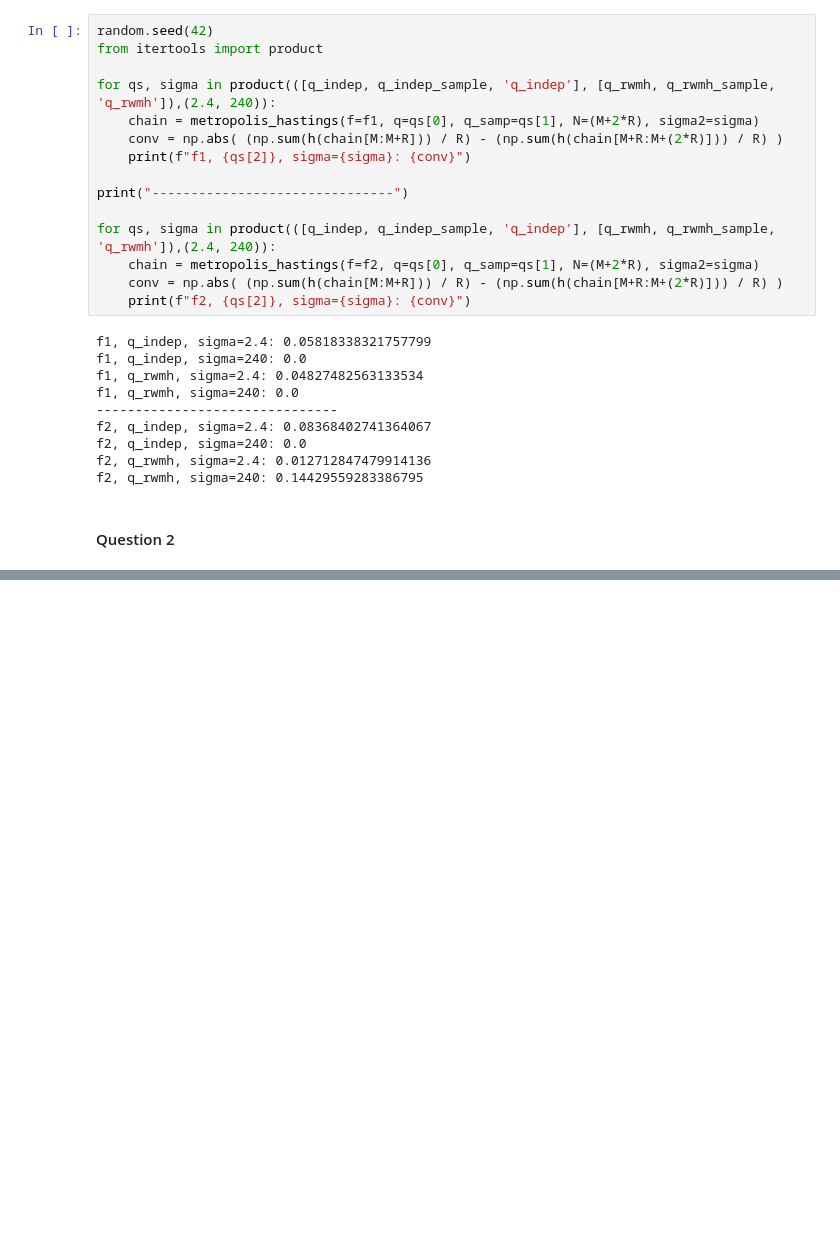
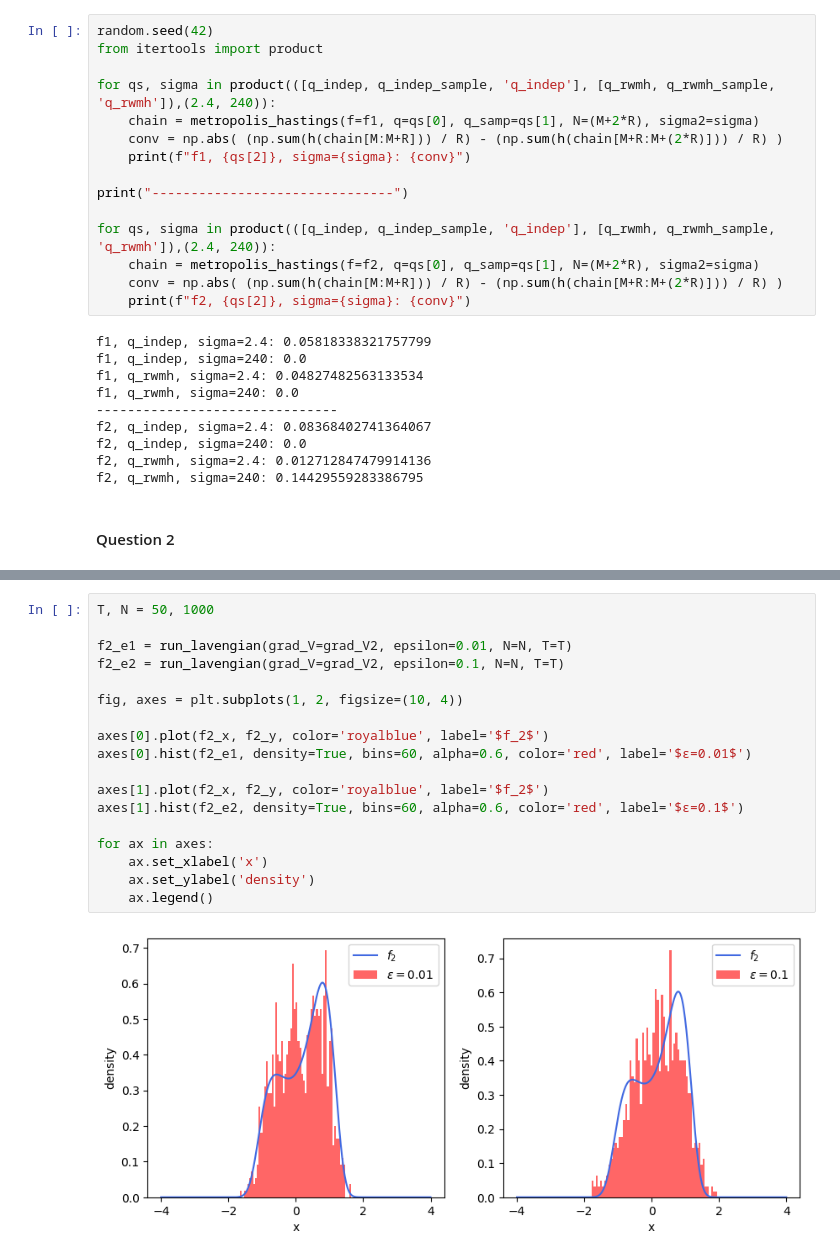
Before and after one commit to pgundral/apma-1690, a Jupyter notebook: hw5/scripts.ipynb, the cells around one changed output, grey strips where cells are left out. Cells and saved outputs as stored; diff of their text form; blank space fills up the shorter version.

```diff
--- a/hw5/scripts.ipynb
+++ b/hw5/scripts.ipynb
@@ -225,0 +262,20 @@ X = lavengian(f=f1, grad_V=grad_V, epi)
+# %%
+T, N = 50, 1000
+
+f2_e1 = run_lavengian(grad_V=grad_V2, epsilon=0.01, N=N, T=T)
+f2_e2 = run_lavengian(grad_V=grad_V2, epsilon=0.1, N=N, T=T)
+
+fig, axes = plt.subplots(1, 2, figsize=(10, 4))
+
+axes[0].plot(f2_x, f2_y, color='royalblue', label='$f_2$')
+axes[0].hist(f2_e1, density=True, bins=60, alpha=0.6, color='red', label='$ε=0.01$')
+
+axes[1].plot(f2_x, f2_y, color='royalblue', label='$f_2$')
+axes[1].hist(f2_e2, density=True, bins=60, alpha=0.6, color='red', label='$ε=0.1$')
+
+for ax in axes:
+    ax.set_xlabel('x')
+    ax.set_ylabel('density')
+    ax.legend()
+# %% [output]
+[figure, added]
```
Also changed, not shown: parts of 6 cells of this notebook.
